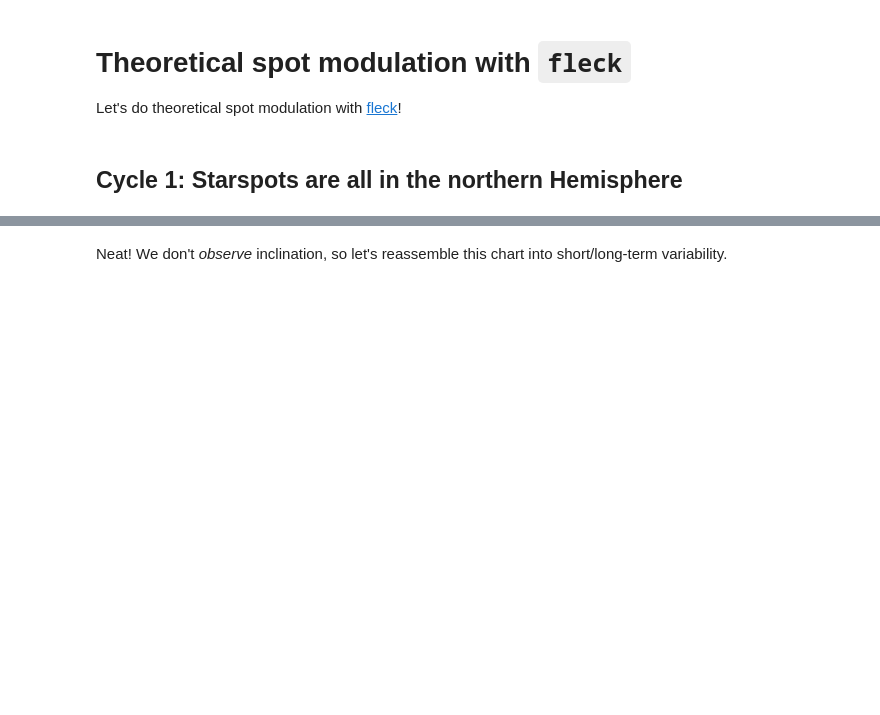
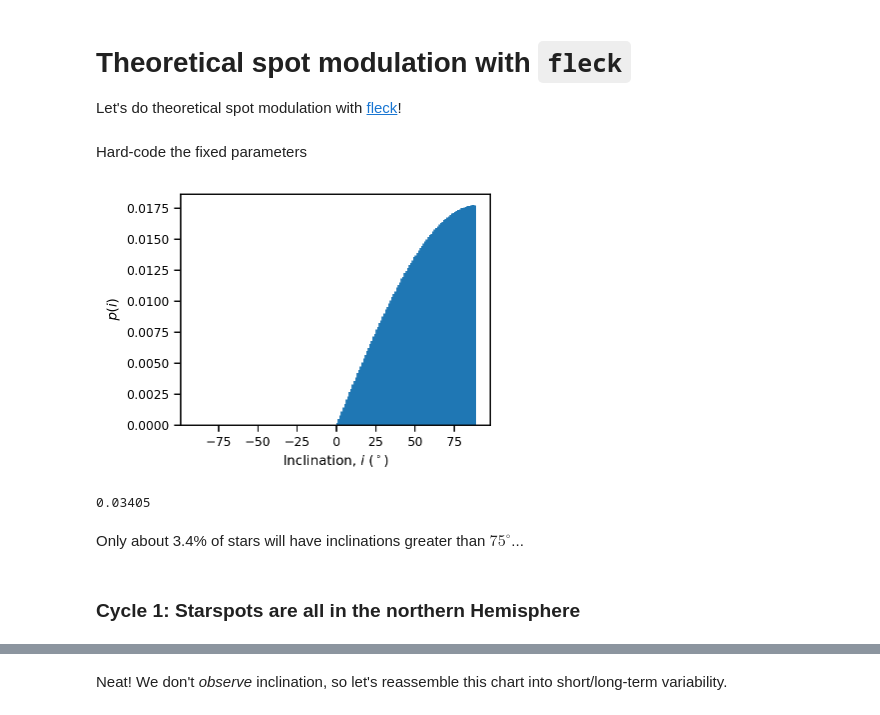
Before and after one commit to benmontet/wilson, a Jupyter notebook: notebooks/03_theory/01_theoretical_spot_modulation_fleck.ipynb, the cells around one changed output, grey strips where cells are left out. Saved outputs shown, nothing was run; the diff lists cells and outputs as text; code cells hidden in the pictures; blank space fills up the shorter version.

```diff
--- a/notebooks/03_theory/01_theoretical_spot_modulation_fleck.ipynb
+++ b/notebooks/03_theory/01_theoretical_spot_modulation_fleck.ipynb
@@ -13,0 +15,5 @@ from fleck import Star
+# %%
+import seaborn as sns
+sns.set_context('paper')
+# %% [markdown]
+Hard-code the fixed parameters
@@ -14,13 +23,31 @@ from fleck import Star
 # %%
-from fleck import generate_spots
-
 spot_contrast = 0.7
 u_ld = [0.5079, 0.2239]
 
 n_phases = 30
-n_inclinations = 1000
+n_inclinations = 20000
 n_spots = 3
+# %%
+sini_draws = np.linspace(0, 1, n_inclinations, endpoint=False)
+# %%
+inclinations_rad = np.arcsin(sini_draws)
+inclinations_deg = np.degrees(np.arccos(sini_draws))
+inclinations = inclinations_deg * u.degree
+# %%
+plt.figure(figsize=(4, 3))
+plt.hist(inclinations_deg, bins=np.arange(-90, 90, 1), density=True)
+plt.xlabel('Inclination, $i$ ($^\circ$)');
+plt.ylabel(r'$p(i)$');
+# %% [output]
+[figure, added]
+# %%
+mask = inclinations < 15*u.degree
+mask.sum()/n_inclinations
+# %% [output]
+0.03405
+# %% [markdown]
+Only about 3.4% of stars will have inclinations greater than $75^\circ$...
+# %% [markdown]
+### Cycle 1: Starspots are all in the northern Hemisphere
 # %%
 spot_radius = 0.1   # Rspot/Rstar
-# %% [markdown]
-## Cycle 1: Starspots are all in the northern Hemisphere
```
Also changed, not shown: parts of 58 cells of this notebook.
